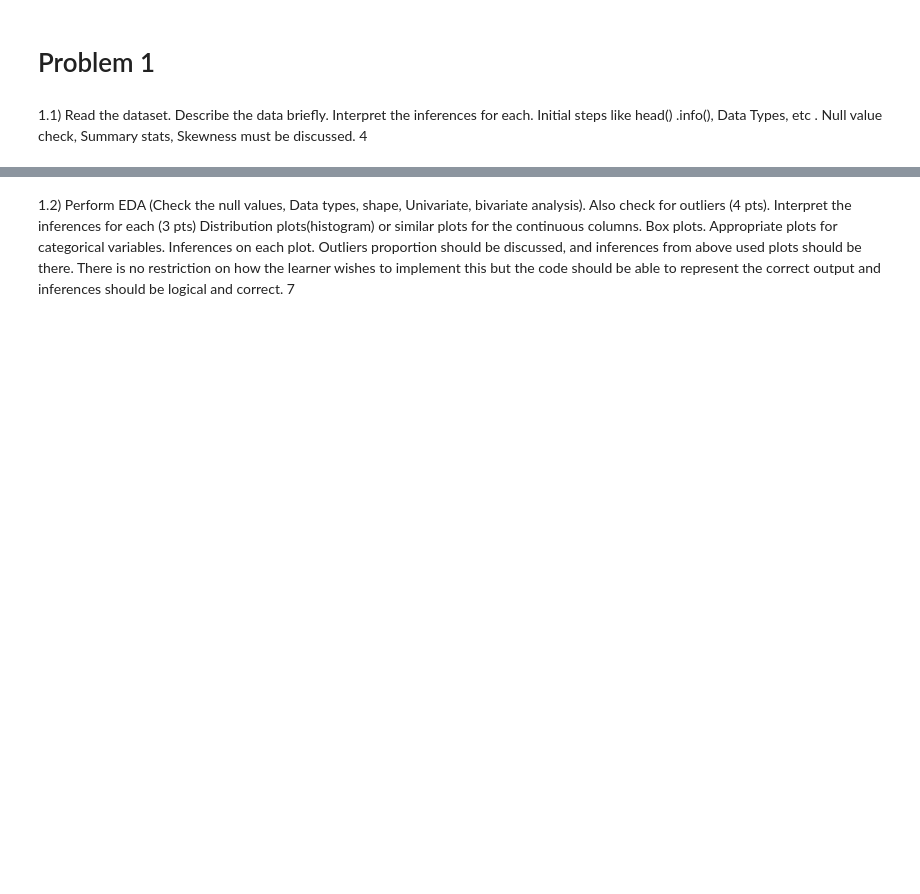
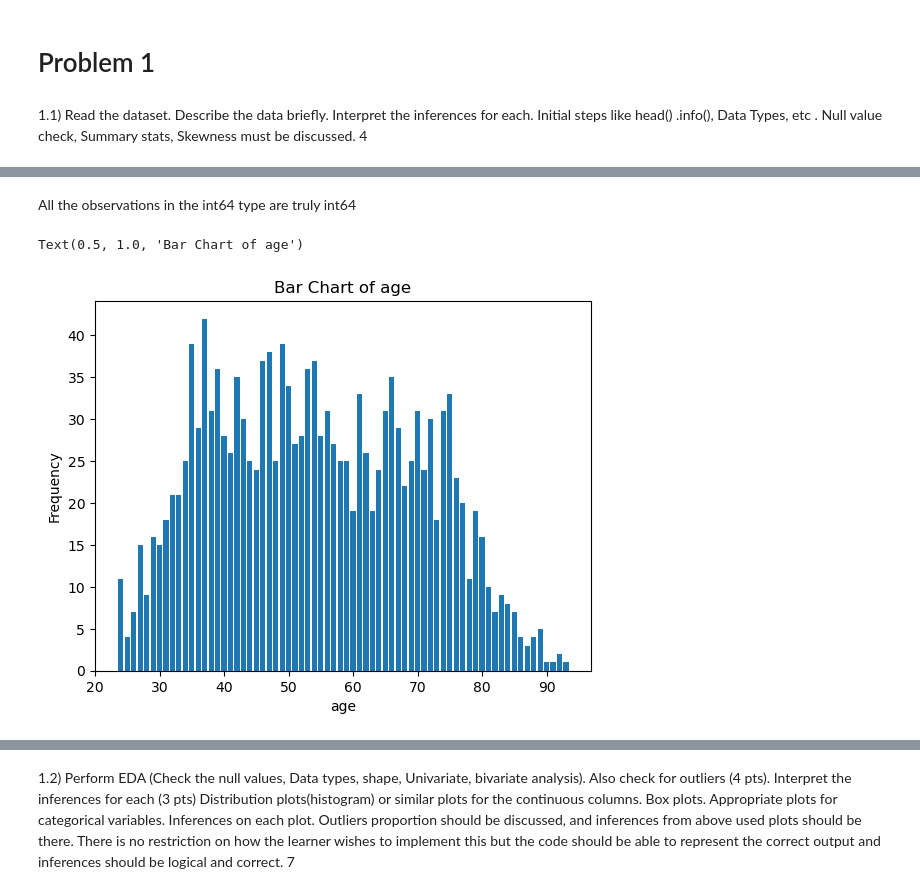
Before and after one commit to Tech4-Good/Step01_Learning, a Jupyter notebook: 00_all/GL/06 Machine Learning/Final/Lavanya_Sreeram_29_05_2023.ipynb, the cells around one changed output, grey strips where cells are left out. Cells and saved outputs as stored; diff of their text form; code cells hidden in the pictures; blank space fills up the shorter version.

```diff
--- a/00_all/GL/06 Machine Learning/Final/Lavanya_Sreeram_29_05_2023.ipynb
+++ b/00_all/GL/06 Machine Learning/Final/Lavanya_Sreeram_29_05_2023.ipynb
@@ -3,3 +25,5 @@
+# %%
+df = pd.read_excel('Election_Data.xlsx', sheet_name='Election_Dataset_Two Classes')
 # %% [markdown]
 1.1) Read the dataset. Describe the data briefly. Interpret the inferences for each. Initial steps like head() .info(), Data Types, etc . Null value check, Summary stats, Skewness must be discussed.
 4
@@ -5,0 +50,2 @@
+# %%
+df.drop('Unnamed: 0', axis=1, inplace=True)
@@ -5,0 +116,15 @@
+# %% [markdown]
+All the observations in the int64 type are truly int64
+# %%
+value_counts = df['age'].value_counts()
+plt.figure()
+plt.bar(value_counts.index, value_counts.values)
+# Set the x-axis limits
+plt.xlim(left=20)
+
+plt.xlabel('age')
+plt.ylabel('Frequency')
+plt.title('Bar Chart of age')
+# %% [output]
+Text(0.5, 1.0, 'Bar Chart of age')
+[figure, added]
```
Also changed, not shown: parts of 48 cells of this notebook, 1 other file.
